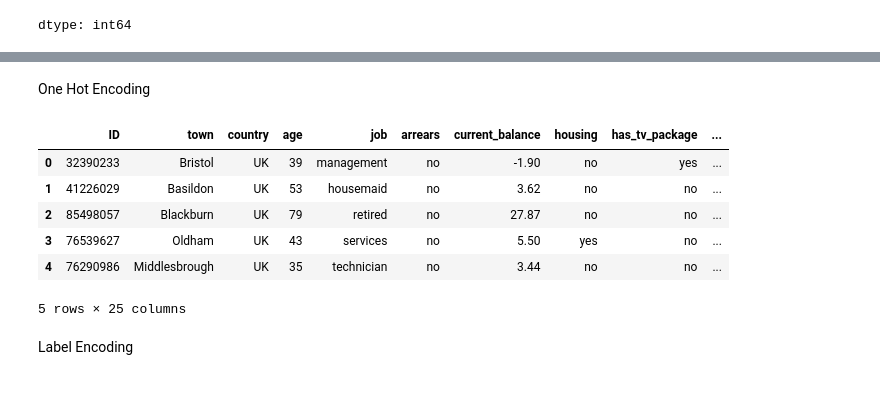
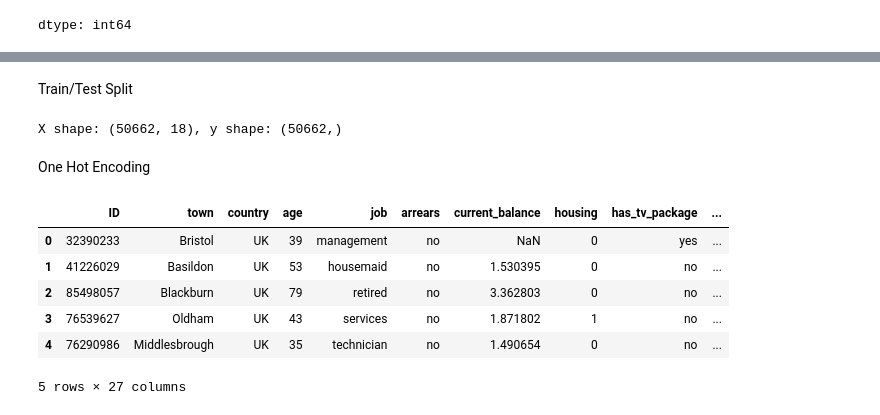
Before and after one commit to pragashraj/ITNPBD6-Customer-Targeting, a Jupyter notebook: ITNPBD6_Customer_Targeting.ipynb, the cells around one changed output, grey strips where cells are left out. Cells and saved outputs as stored; diff of their text form; code cells hidden in the pictures.

```diff
--- a/ITNPBD6_Customer_Targeting.ipynb
+++ b/ITNPBD6_Customer_Targeting.ipynb
@@ -204,8 +217,10 @@ plt.show()
 # %% [markdown]
 Handle Extremely Skewed Features
 # %%
-import numpy as np
-df['current_balance'] = np.log1p(df['current_balance'])
+min_val = df['current_balance'].min()
+df['current_balance_log'] = np.log1p(df['current_balance'] - min_val + 1)
+
+
 df['this_campaign'] = np.log1p(df['this_campaign'])
 df['contacted_during_previous_campaign'] = np.log1p(df['contacted_during_previous_campaign'])
 # %%
@@ -285,0 +303,3 @@ dtype: int64
+# %%
+df['last_contact'] = df['last_contact'].replace({'cell': 'cellular'})
+df['last_contact'].value_counts()
@@ -285,0 +315,3 @@ dtype: int64
+# %%
+df['housing'] = df['housing'].map({'yes': 1, 'no': 0})
+df['housing'].value_counts()
@@ -285,0 +324,3 @@ dtype: int64
+# %%
+df = df.drop(columns=["ID", "current_balance"])
+df.head()
@@ -286,2 +354,13 @@ dtype: int64
+# %% [markdown]
+Train/Test Split
+# %%
+X = df.drop("new_contract_this_campaign", axis='columns')
+y = df["new_contract_this_campaign"]
+
+print(f"X shape: {X.shape}, y shape: {y.shape}")
+
+X_train, X_test, y_train, y_test = train_test_split(X, y, test_size=0.2, stratify=y, random_state=42)
+# %% [output]
+X shape: (50662, 18), y shape: (50662,)
 # %% [markdown]
 One Hot Encoding
@@ -290,22 +367,20 @@ from sklearn.preprocessing import OneHotEncoder
 # %%
 one_hot_encoder = OneHotEncoder(sparse_output=False)
 
-cols = ['married', 'education']
+cols = ['married', 'education', 'last_contact']
 one_hot_encoded = one_hot_encoder.fit_transform(df[cols])
 
 one_hot_encoded_df = pd.DataFrame(one_hot_encoded, columns=one_hot_encoder.get_feature_names_out(cols))
 
 df_one_hot_encoded = pd.concat([df, one_hot_encoded_df], axis=1)
 
 df_one_hot_encoded = df_one_hot_encoded.drop(cols, axis=1)
 df_one_hot_encoded.head()
 # %% [output]
 |  | ID | town | country | age | job | arrears | current_balance | housing | has_tv_package | ... |
-| 0 | 32390233 | Bristol | UK | 39 | management | no | -1.90 | no | yes | ... |
-| 1 | 41226029 | Basildon | UK | 53 | housemaid | no | 3.62 | no | no | ... |
-| 2 | 85498057 | Blackburn | UK | 79 | retired | no | 27.87 | no | no | ... |
-| 3 | 76539627 | Oldham | UK | 43 | services | no | 5.50 | yes | no | ... |
-| 4 | 76290986 | Middlesbrough | UK | 35 | technician | no | 3.44 | no | no | ... |
+| 0 | 32390233 | Bristol | UK | 39 | management | no | NaN | 0 | yes | ... |
+| 1 | 41226029 | Basildon | UK | 53 | housemaid | no | 1.530395 | 0 | no | ... |
+| 2 | 85498057 | Blackburn | UK | 79 | retired | no | 3.362803 | 0 | no | ... |
+| 3 | 76539627 | Oldham | UK | 43 | services | no | 1.871802 | 1 | no | ... |
+| 4 | 76290986 | Middlesbrough | UK | 35 | technician | no | 1.490654 | 0 | no | ... |
-5 rows × 25 columns
+5 rows × 27 columns
-# %% [markdown]
-Label Encoding
```
Also changed, not shown: parts of 17 cells of this notebook.
